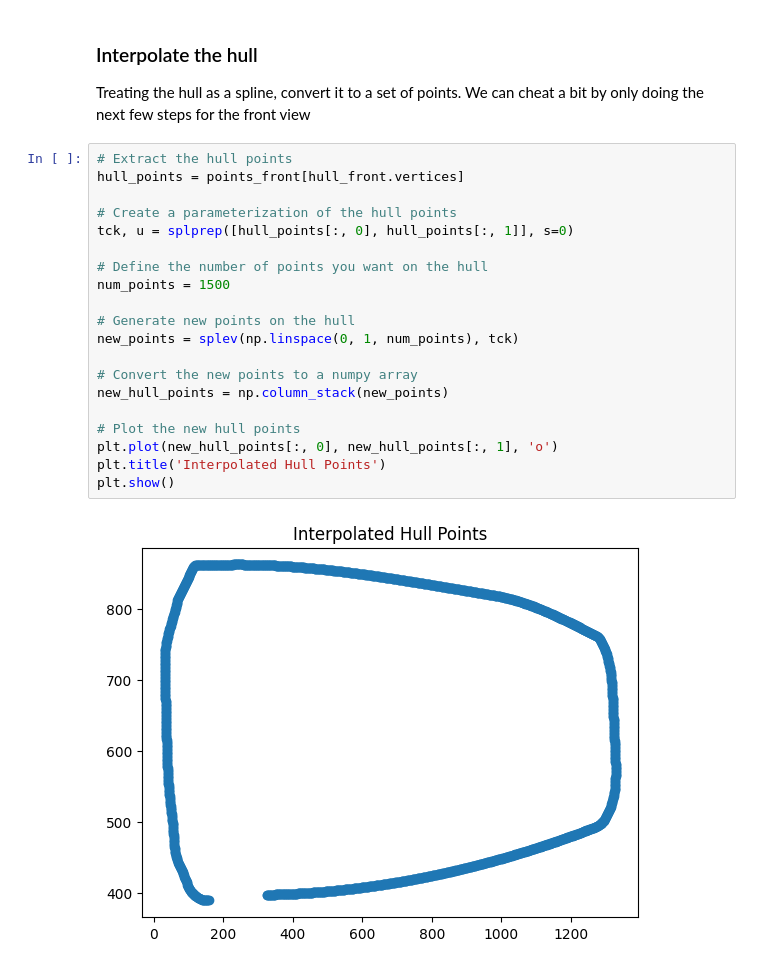
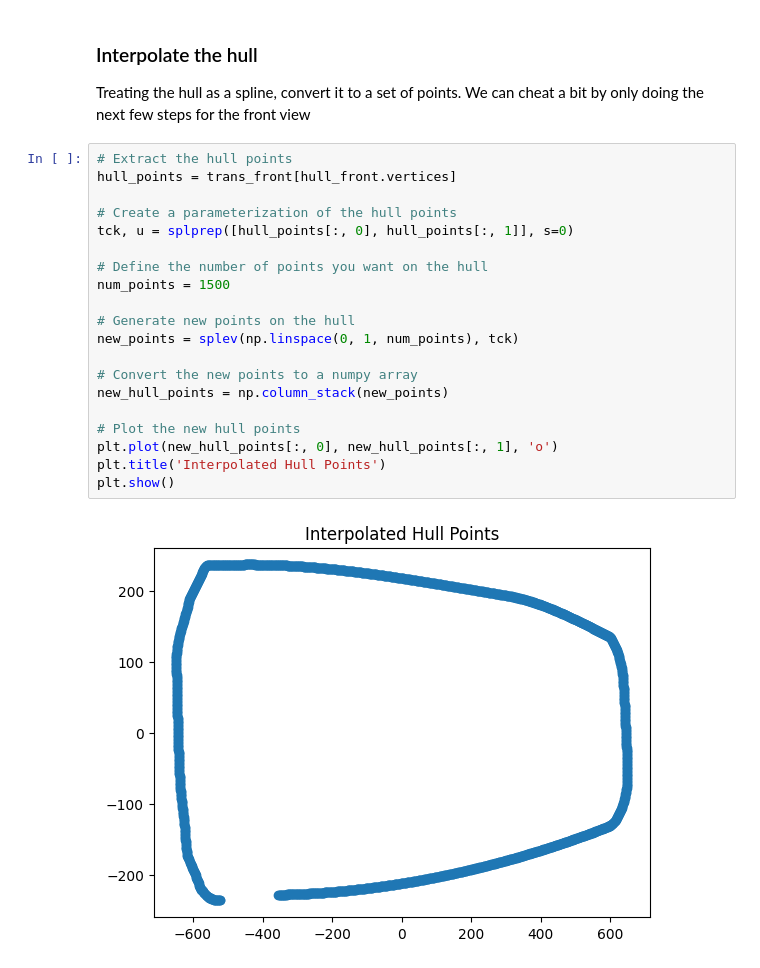
Before and after one commit to CBSchiffer/DrawingAssembly, a Jupyter notebook: final_assembly.ipynb, the cells around one changed output. Cells and saved outputs as stored; diff of their text form.

```diff
--- a/final_assembly.ipynb
+++ b/final_assembly.ipynb
@@ -165,23 +184,23 @@ Treating the hull as a spline, convert it to a set of points.
 We can cheat a bit by only doing the next few steps for the front view
 # %%
 # Extract the hull points
-hull_points = points_front[hull_front.vertices]
+hull_points = trans_front[hull_front.vertices]
 
 # Create a parameterization of the hull points
 tck, u = splprep([hull_points[:, 0], hull_points[:, 1]], s=0)
 
 # Define the number of points you want on the hull
 num_points = 1500
 
 # Generate new points on the hull
 new_points = splev(np.linspace(0, 1, num_points), tck)
 
 # Convert the new points to a numpy array
 new_hull_points = np.column_stack(new_points)
 
 # Plot the new hull points
 plt.plot(new_hull_points[:, 0], new_hull_points[:, 1], 'o')
 plt.title('Interpolated Hull Points')
 plt.show()
 # %% [output]
-[figure, old version]
+[figure, new version]
```
Also changed, not shown: parts of 30 cells of this notebook, 7 other files.
